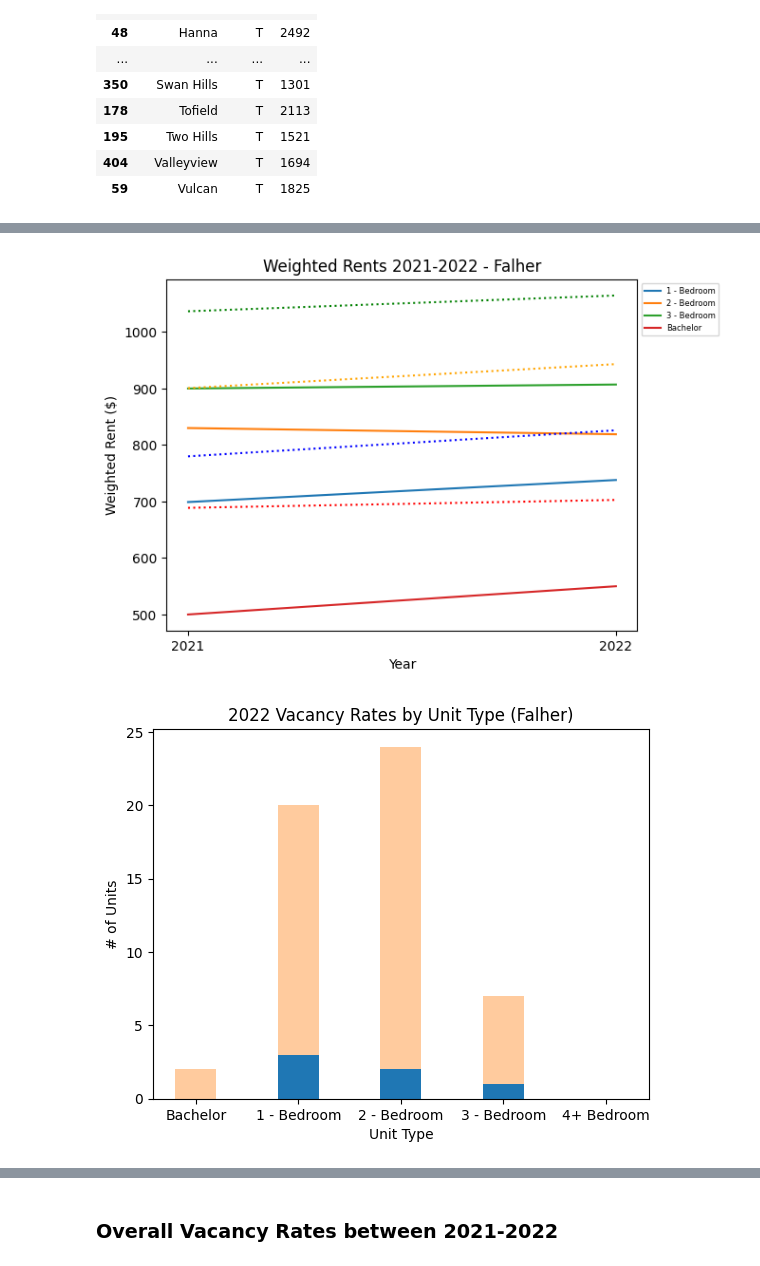
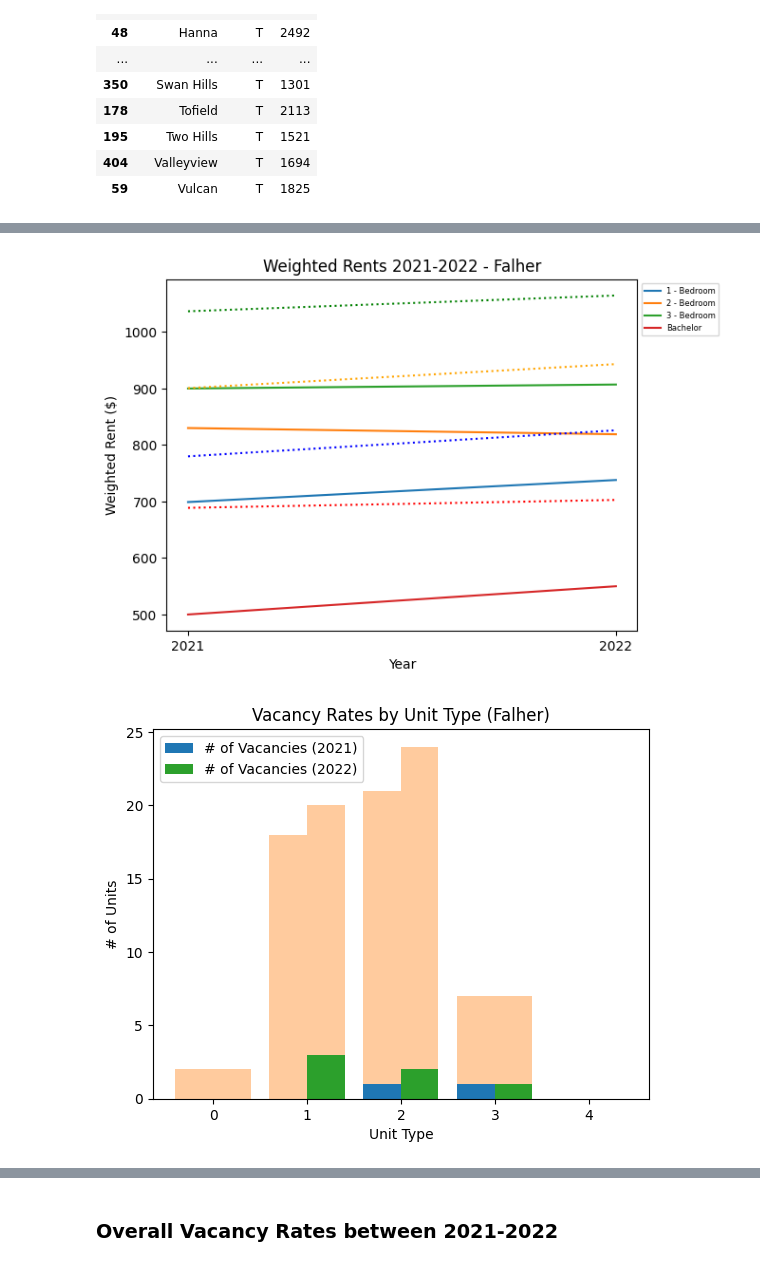
Before and after one commit to Mathemusician1729/DATA-221-Project, a Jupyter notebook: 221-Project.ipynb, the cells around one changed output, grey strips where cells are left out. Saved outputs shown, nothing was run; the diff lists cells and outputs as text; code cells hidden in the pictures.

```diff
--- a/221-Project.ipynb
+++ b/221-Project.ipynb
@@ -115,6 +152,18 @@ falher_vacancies = pd.read_csv("Matthew's Data/Summaries/Falher Summary.csv")
 falher_vacancies.set_index("Number and Percentage of Vacancies by Type of Unit", inplace=True)
 falher_vacancies = falher_vacancies.dropna(how='all',axis=1)
 falher_vacancies = falher_vacancies.dropna(how='all',axis=0)
-falher_vacancies.loc["Percentage"] = falher_vacancies.loc["Percentage"].apply(lambda x: x*100)
+
+falher_vacancies_2021 = pd.DataFrame({
+    "Bachelor": [2,0,0],
+    "1 - Bedroom":[18,0,0],
+    "2 - Bedroom": [21, 1, 0.048],
+    "3 - Bedroom": [7, 1, 0.143],
+    "4+ Bedroom": [0,0,0]})
+
+falher_vacancies_2021.index = falher_vacancies.index
+falher_vacancies = pd.concat([falher_vacancies_2021, falher_vacancies], axis=1)
+
+falher_vacancies.columns = pd.MultiIndex.from_tuples(multigrouping)
+
 falher_vacancies
 # %% [output]
@@ -354,31 +469,38 @@ plt.show()
 # %%
 # Why we used this? --> Below the Average Rent for all --> Relatively Stable??
 for i in range(len(falher.index)):
     plt.plot(["2021", "2022"], falher_rents.iloc[i], label=falher["Unit Type"].iloc[i])
 
 plt.plot([mean_bachelors2021, mean_bachelors2022], linestyle='dotted', color="r")
 plt.plot([mean_1beds2021, mean_1beds2022], linestyle='dotted', color="b")
 plt.plot([mean_2beds2021, mean_2beds2022], linestyle='dotted', color="orange")
 plt.plot([mean_3beds2021, mean_3beds2022], linestyle='dotted', color="g")
 plt.title("Weighted Rents 2021-2022 - Falher")
 plt.xlabel("Year")
 plt.ylabel("Weighted Rent ($)")
 plt.legend(prop={'size': 6}, bbox_to_anchor=(1,1))
 plt.show()
 
-# Bar Graph of vacancy by individual unit type
-vacancy = np.array(falher_vacancies.loc["Vacancies"])
-num_units = np.array(falher_vacancies.loc["Number of Units"])
+vacancy_2021 = np.array(falher_vacancies["2021"].loc["Vacancies"])
+vacancy_2022 = np.array(falher_vacancies["2022"].loc["Vacancies"])
 
-plt.bar(falher_vacancies.columns, vacancy, 0.4)
-plt.bar(falher_vacancies.columns, num_units - vacancy, 0.4, bottom=vacancy, alpha=0.4)
-plt.title("2022 Vacancy Rates by Unit Type (Falher)")
+num_units_2021 = np.array(falher_vacancies["2021"].loc["Number of Units"])
+num_units_2022 = np.array(falher_vacancies["2022"].loc["Number of Units"])
+
+x_range = np.arange(len(falher_vacancies["2021"].columns)) # create (also allows us to offset the bars)
+
+plt.bar(x_range - 0.2, vacancy_2021, 0.4, label="# of Vacancies (2021)")
+plt.bar(x_range - 0.2, num_units_2021 - vacancy_2021, 0.4, bottom=vacancy_2021, alpha=0.4)
+plt.bar(x_range + 0.2, vacancy_2022, 0.4, color="C2", label="# of Vacancies (2022)")
+plt.bar(x_range + 0.2, num_units_2022 - vacancy_2022, 0.4, bottom=vacancy_2022, alpha=0.4, color="C1")
+plt.title("Vacancy Rates by Unit Type (Falher)")
 plt.xlabel("Unit Type")
 plt.ylabel("# of Units")
+plt.legend()
 plt.show()
 # %% [output]
 [figure]
-[figure, old version]
+[figure, new version]
 # %%
 # Why we used this? --> most are below average --> decreaseing except for 3-bed, which is high and is stable
 for i in range(len(highprairie.index)):
```
Also changed, not shown: parts of 14 cells of this notebook.
